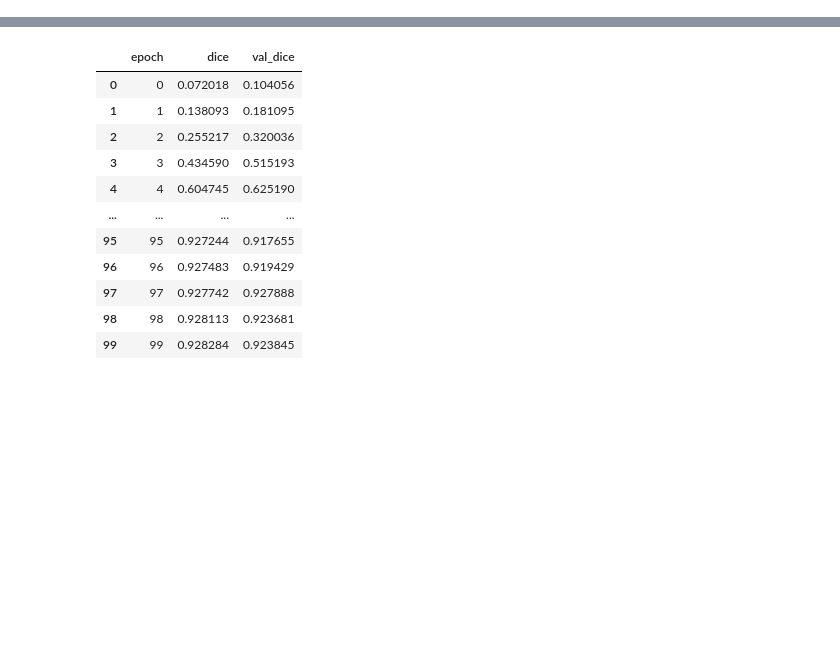
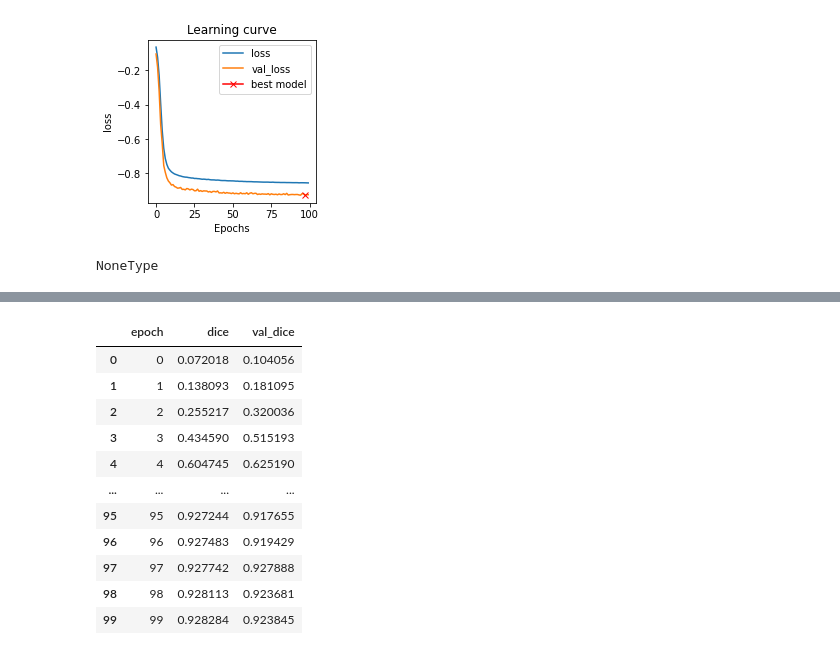
Before and after one commit to xinyiwan/ATLAS-Brain-Lesion-Segmentation, a Jupyter notebook: History/plot_history.ipynb, the cells around one changed output, grey strips where cells are left out. Drawn from its saved outputs; the diff is of its cells as text; code cells hidden in the pictures; blank space fills up the shorter version.

```diff
--- a/History/plot_history.ipynb
+++ b/History/plot_history.ipynb
@@ -49,0 +119,6 @@ df
+# %%
+a = plot_loss(loss_paths,pre_label_pre)
+type(a)
+# %% [output]
+[figure, added]
+NoneType
```
Also changed, not shown: parts of 9 cells of this notebook, 37 other files.
